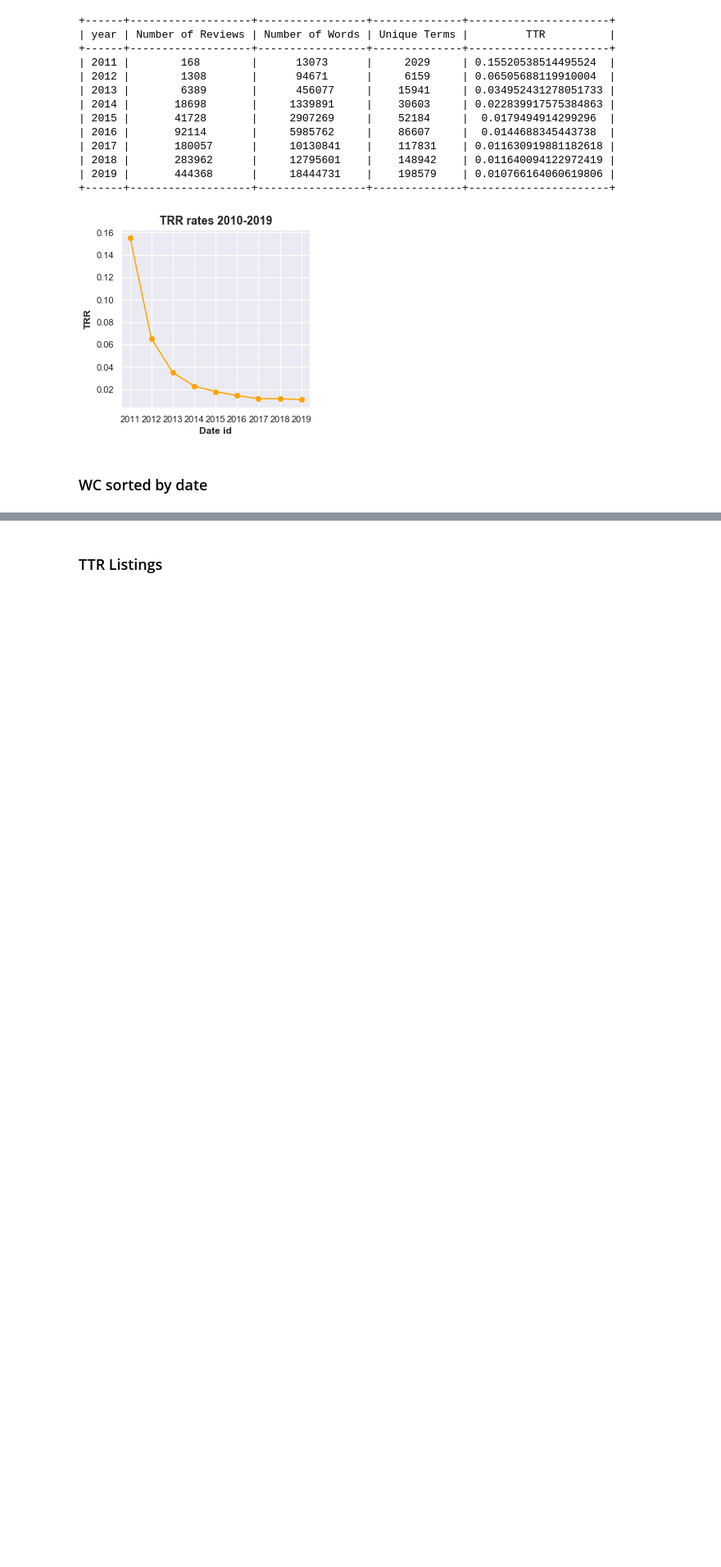
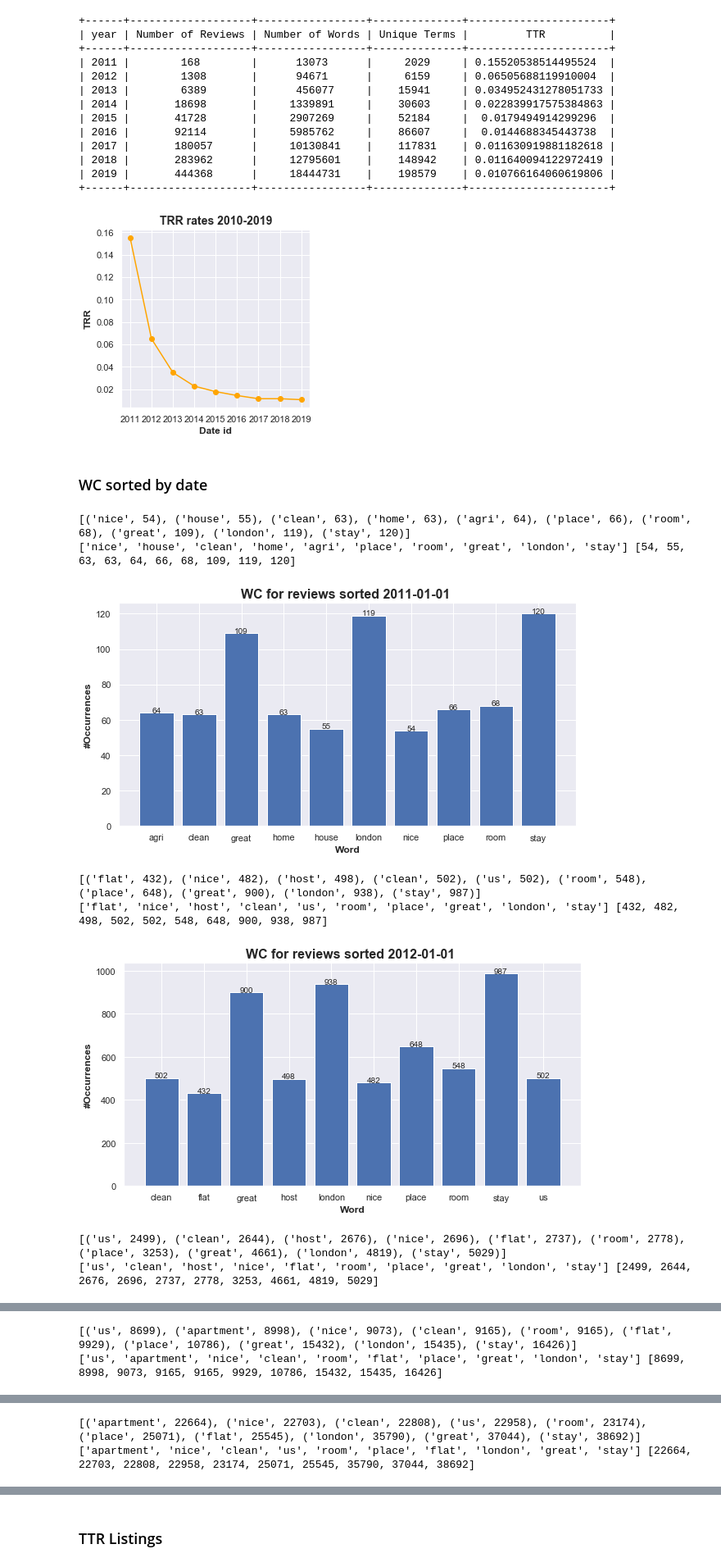
Before and after one commit to fazaanhassan/fypnlpair, a Jupyter notebook: main.ipynb, the cells around one changed output, grey strips where cells are left out. Shown at 82% size. Cells and saved outputs as stored; diff of their text form; code cells hidden in the pictures; blank space fills up the shorter version.

```diff
--- a/main.ipynb
+++ b/main.ipynb
@@ -343,31 +343,40 @@ calculate_ttr_yearly(date_positioning_2)
 # %%
 def find_wf(example_sent):
 
     for i, position in enumerate(example_sent):
         reviews_file = get_just_reviews(position)
         from_reviews = " ".join([str(comments) for comments in list(reviews_file)])
 
         tokenizer = RegexpTokenizer(r'\w+')
         result_tokens = tokenizer.tokenize(from_reviews)
         stop_words = set(stopwords.words('english'))
         rejoin = " ".join(result_tokens)
         word_tokens = word_tokenize(rejoin.lower())
 
         filtered_sentence = [w for w in word_tokens if not w in stop_words]
         freq = list(dict(Counter(filtered_sentence)).items())
         sorted_freq = sorted(freq, reverse = True, key = lambda x: x[1])
 
         words = [word[0] for word in sorted_freq][0:10]
         frequency = [freq[1] for freq in sorted_freq][0:10]
 #         print(sorted_freq[0:10])
 
         plt.figure(figsize=(10,5))
         plt.bar(words, frequency)
         plt.xlabel('Word', fontsize=12, fontweight="bold")
         plt.ylabel('#Occurrences', fontsize=12, fontweight="bold")
         plt.title('WC for reviews sorted ' + str(traversed_dates[i+1])[0:11], fontsize = 16, fontweight="bold")
         for a,b in zip(words, frequency):
             plt.text(a, b, str(b), horizontalalignment='center')
         plt.show()
 
-# find_wf([169, 1477, 7866, 26564, 68292, 160406, 340463, 624425, 1068793])
+find_wf(date_positioning_2[1:-2])
+# %% [output]
+[('nice', 54), ('house', 55), ('clean', 63), ('home', 63), ('agri', 64), ('place', 66), ('room', 68), ('great', 109), ('london', 119), ('stay', 120)]
+['nice', 'house', 'clean', 'home', 'agri', 'place', 'room', 'great', 'london', 'stay'] [54, 55, 63, 63, 64, 66, 68, 109, 119, 120]
+[figure, added]
+[('flat', 432), ('nice', 482), ('host', 498), ('clean', 502), ('us', 502), ('room', 548), ('place', 648), ('great', 900), ('london', 938), ('stay', 987)]
+['flat', 'nice', 'host', 'clean', 'us', 'room', 'place', 'great', 'london', 'stay'] [432, 482, 498, 502, 502, 548, 648, 900, 938, 987]
+[figure, added]
+[('us', 2499), ('clean', 2644), ('host', 2676), ('nice', 2696), ('flat', 2737), ('room', 2778), ('place', 3253), ('great', 4661), ('london', 4819), ('stay', 5029)]
+['us', 'clean', 'host', 'nice', 'flat', 'room', 'place', 'great', 'london', 'stay'] [2499, 2644, 2676, 2696, 2737, 2778, 3253, 4661, 4819, 5029]
@@ -373,0 +384,2 @@ def find_wf(example_sent):
+[('us', 8699), ('apartment', 8998), ('nice', 9073), ('clean', 9165), ('room', 9165), ('flat', 9929), ('place', 10786), ('great', 15432), ('london', 15435), ('stay', 16426)]
+['us', 'apartment', 'nice', 'clean', 'room', 'flat', 'place', 'great', 'london', 'stay'] [8699, 8998, 9073, 9165, 9165, 9929, 10786, 15432, 15435, 16426]
@@ -373,0 +387,2 @@ def find_wf(example_sent):
+[('apartment', 22664), ('nice', 22703), ('clean', 22808), ('us', 22958), ('room', 23174), ('place', 25071), ('flat', 25545), ('london', 35790), ('great', 37044), ('stay', 38692)]
+['apartment', 'nice', 'clean', 'us', 'room', 'place', 'flat', 'london', 'great', 'stay'] [22664, 22703, 22808, 22958, 23174, 25071, 25545, 35790, 37044, 38692]
```
Also changed, not shown: parts of 4 cells of this notebook, 1 other file.
